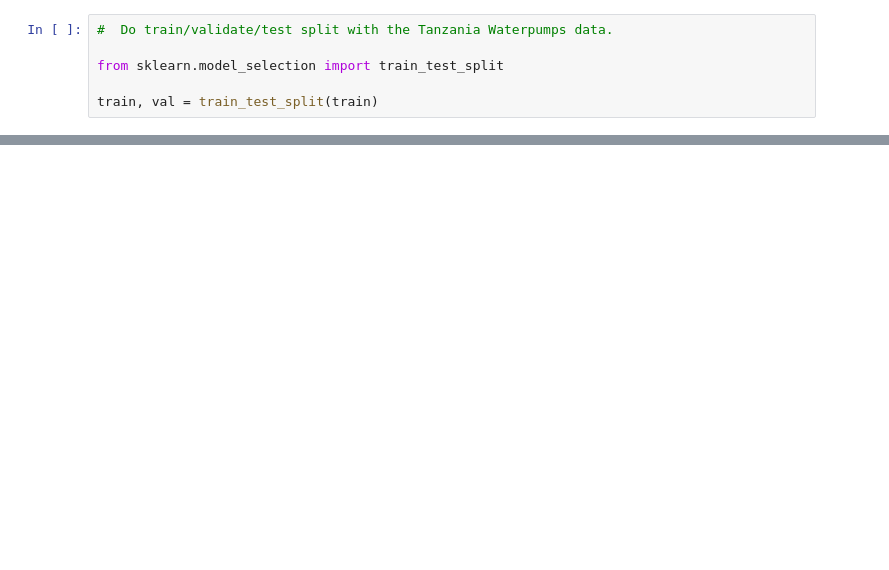
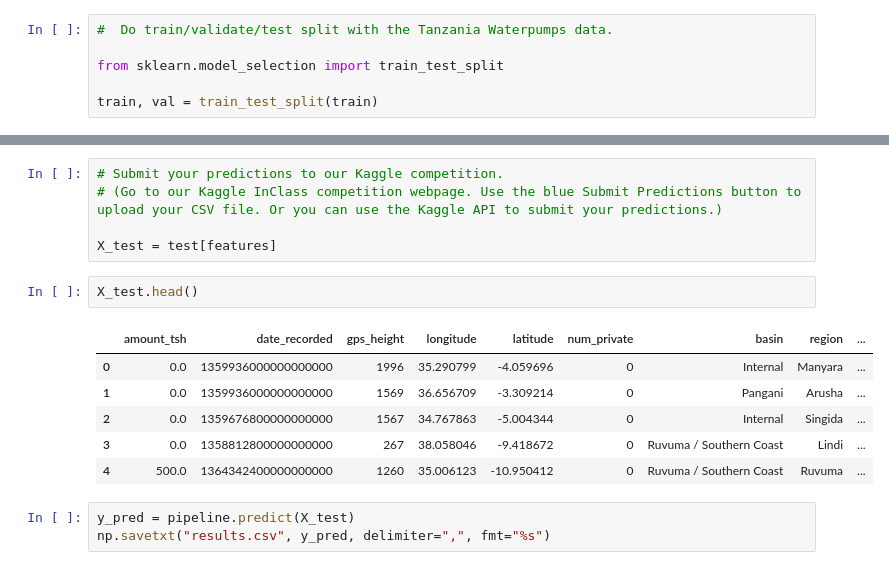
Before and after one commit to ekoly/DS-Unit-2-Kaggle-Challenge, a Jupyter notebook: module1/LS_DS_221_assignment.ipynb, the cells around one changed output, grey strips where cells are left out. Cells and saved outputs as stored; diff of their text form; blank space fills up the shorter version.

```diff
--- a/module1/LS_DS_221_assignment.ipynb
+++ b/module1/LS_DS_221_assignment.ipynb
@@ -181,0 +253,17 @@ Baseline score: 0.5465319865319865
+# %%
+# Submit your predictions to our Kaggle competition.
+# (Go to our Kaggle InClass competition webpage. Use the blue Submit Predictions button to upload your CSV file. Or you can use the Kaggle API to submit your predictions.)
+
+X_test = test[features]
+# %%
+X_test.head()
+# %% [output]
+|  | amount_tsh | date_recorded | gps_height | longitude | latitude | num_private | basin | region | ... |
+| 0 | 0.0 | 1359936000000000000 | 1996 | 35.290799 | -4.059696 | 0 | Internal | Manyara | ... |
+| 1 | 0.0 | 1359936000000000000 | 1569 | 36.656709 | -3.309214 | 0 | Pangani | Arusha | ... |
+| 2 | 0.0 | 1359676800000000000 | 1567 | 34.767863 | -5.004344 | 0 | Internal | Singida | ... |
+| 3 | 0.0 | 1358812800000000000 | 267 | 38.058046 | -9.418672 | 0 | Ruvuma / Southern Coast | Lindi | ... |
+| 4 | 500.0 | 1364342400000000000 | 1260 | 35.006123 | -10.950412 | 0 | Ruvuma / Southern Coast | Ruvuma | ... |
+# %%
+y_pred = pipeline.predict(X_test)
+np.savetxt("results.csv", y_pred, delimiter=",", fmt="%s")
```
Also changed, not shown: parts of 11 cells of this notebook.
